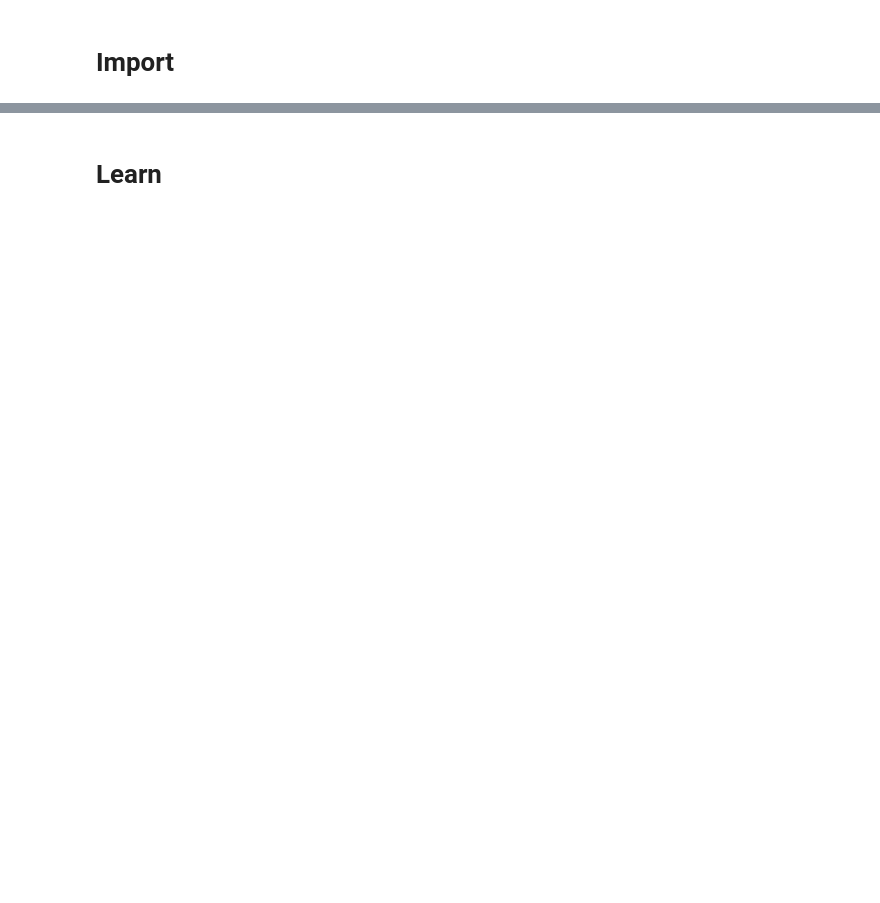
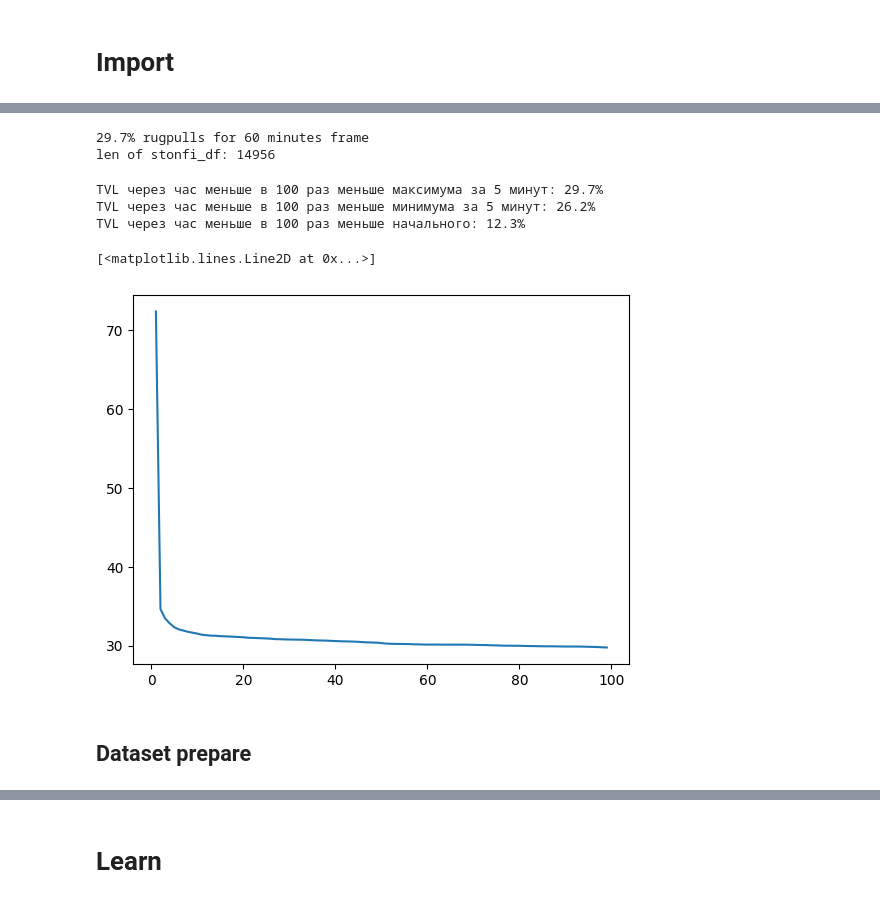
Before and after one commit to YaremusDima/diploma-master, a Jupyter notebook: learn.ipynb, the cells around one changed output, grey strips where cells are left out. Cells and saved outputs as stored; diff of their text form; code cells hidden in the pictures; blank space fills up the shorter version.

```diff
--- a/learn.ipynb
+++ b/learn.ipynb
@@ -118,0 +111,6 @@ df['is_pool_creator'] = df['pool_first_tx_sender'] == df['jetton_first_tx_sender
+# %%
+# дропаем токены без данных
+print(f'len of stonfi_df: {len(stonfi_df)}')
+stonfi_df = stonfi_df[stonfi_df[['first_buy_time','first_sell_time']].apply(lambda x: min(x), axis=1).isna() == False]
+stonfi_df = stonfi_df[stonfi_df['max_tvl_5min'].isna() == False]
+print(f'len of stonfi_df after drop: {len(stonfi_df)}')
@@ -118,0 +120,6 @@ df['is_pool_creator'] = df['pool_first_tx_sender'] == df['jetton_first_tx_sender
+# %%
+# определяем таргет
+# stonfi_df['target'] = stonfi_df['alice_rugpull_180min'].apply(lambda x: 1 if x == 0 else 0)
+stonfi_df['target'] = (stonfi_df['tvl_hour'] <= stonfi_df['max_tvl_5min'] / 100).astype(int)
+print(f"{float(stonfi_df['target'].sum()/len(stonfi_df)) * 100:.3}% rugpulls")
+print(f'len of stonfi_df: {len(stonfi_df)}')
@@ -118,0 +129,5 @@ df['is_pool_creator'] = df['pool_first_tx_sender'] == df['jetton_first_tx_sender
+# %%
+stonfi_df = stonfi_df.drop(['alice_rugpull_60min', 'alice_rugpull_120min', 'alice_rugpull_180min',
+       'alice_rugpull_240min', 'alice_rugpull_300min', 'alice_rugpull_360min',
+       'alice_rugpull_420min'], axis=1)
+print(stonfi_df.columns)
@@ -118,0 +169,23 @@ df['is_pool_creator'] = df['pool_first_tx_sender'] == df['jetton_first_tx_sender
+# %%
+print(f"{float(stonfi_df['target'].sum()/len(stonfi_df)) * 100:.3}% rugpulls for 60 minutes frame ")
+print(f'len of stonfi_df: {len(stonfi_df)}')
+# %% [output]
+29.7% rugpulls for 60 minutes frame
+len of stonfi_df: 14956
+# %%
+stonfi_df = stonfi_df[stonfi_df['max_tvl_5min'].isna() == False]
+N = 100
+print(f"TVL через час меньше в 100 раз меньше максимума за 5 минут: {(stonfi_df['tvl_hour'] <= stonfi_df['max_tvl_5min'] / N).mean()*100:.3}%")
+print(f"TVL через час меньше в 100 раз меньше минимума за 5 минут: {(stonfi_df['tvl_hour'] <= stonfi_df['min_tvl_5min'] / N).mean()*100:.3}%")
+print(f"TVL через час меньше в 100 раз меньше начального: {(stonfi_df['tvl_hour'] <= stonfi_df['initial_tvl_usd'] / N).mean()*100:.3}%")
+# %% [output]
+TVL через час меньше в 100 раз меньше максимума за 5 минут: 29.7%
+TVL через час меньше в 100 раз меньше минимума за 5 минут: 26.2%
+TVL через час меньше в 100 раз меньше начального: 12.3%
+# %%
+plt.plot(range(1,100), [(stonfi_df['tvl_hour'] <= stonfi_df['max_tvl_5min'] / i).mean()*100 for i in range(1,100)])
+# %% [output]
+[<matplotlib.lines.Line2D at 0x...>]
+[figure, added]
+# %% [markdown]
+## Dataset prepare
```
Also changed, not shown: parts of 69 cells of this notebook.
